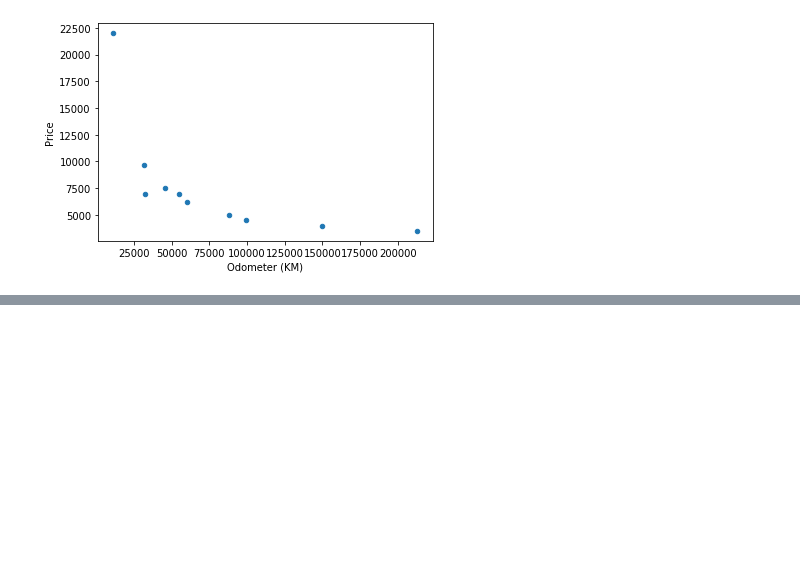
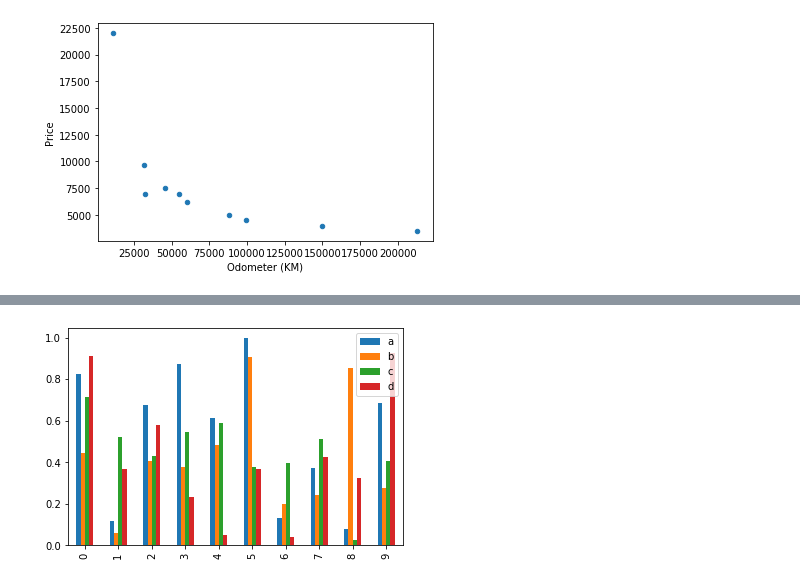
Before and after one commit to AnalystGagan/Machine-Learning-Notebooks, a Jupyter notebook: Introduction-to-Matplotlib.ipynb, the cells around one changed output, grey strips where cells are left out. Cells and saved outputs as stored; diff of their text form; code cells hidden in the pictures; blank space fills up the shorter version.

```diff
--- a/Introduction-to-Matplotlib.ipynb
+++ b/Introduction-to-Matplotlib.ipynb
@@ -305,0 +341,4 @@ car_sales.plot(x="Odometer (KM)", y='Price',kind='scatter');
+# %%
+df.plot(kind='bar');
+# %% [output]
+[figure, added]
```
Also changed, not shown: parts of 7 cells of this notebook.
